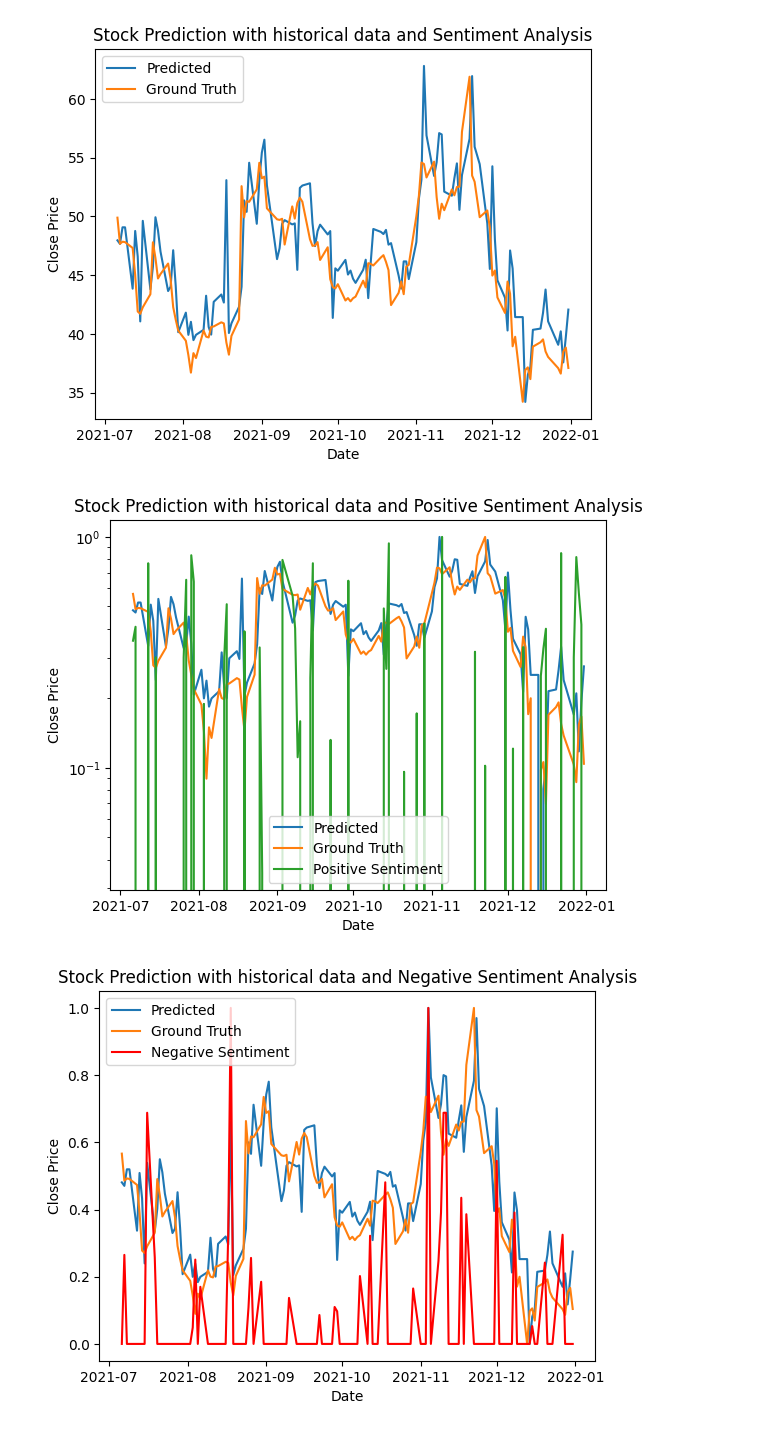
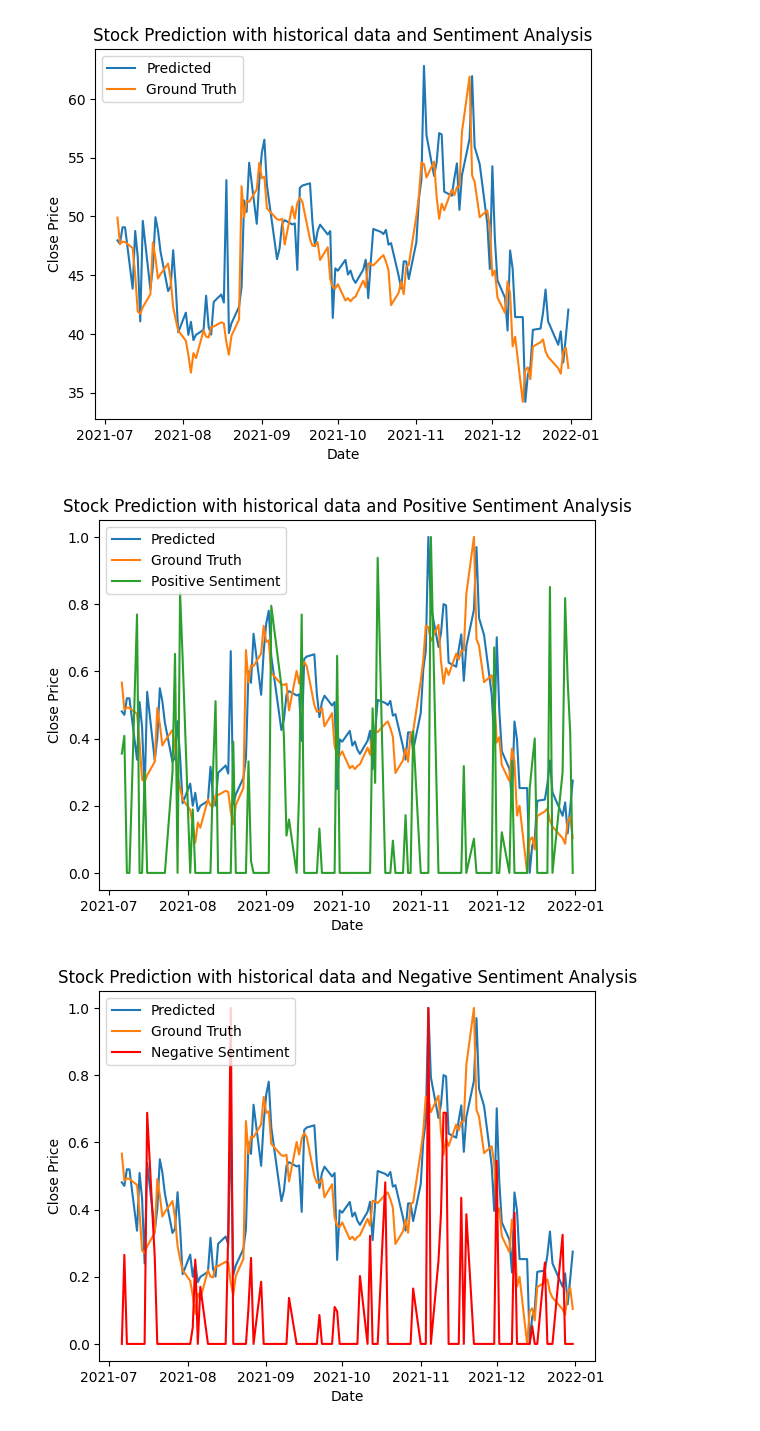
Before and after one commit to Santhoshkumar-p/stock-prediction, a Jupyter notebook: stock_prediction_submission.ipynb, the cells around one changed output. Cells and saved outputs as stored; diff of their text form; code cells hidden in the pictures.

```diff
--- a/stock_prediction_submission.ipynb
+++ b/stock_prediction_submission.ipynb
@@ -658,15 +658,14 @@ plt.show()
 # %%
 plt.title('Stock Prediction with historical data and Positive Sentiment Analysis')
 plt.plot(pd.to_datetime(dates[test_size:]), scaler.fit_transform(np.array(predictions).reshape(-1,1)), label='Predicted')
 plt.plot(pd.to_datetime(dates[test_size:]), scaler.fit_transform(np.array(ground_truth).reshape(-1,1)), label='Ground Truth')
 plt.plot(pd.to_datetime(dates[test_size:]), scaler.fit_transform(np.array(stock_sentiment['pos'][test_size:]).reshape(-1,1)), label="Positive Sentiment")
-plt.yscale('log')
 plt.xlabel('Date')
 plt.ylabel('Close Price')
 plt.legend()
 plt.show()
 # %% [output]
-[figure, old version]
+[figure, new version]
 # %%
 plt.title('Stock Prediction with historical data and Negative Sentiment Analysis')
 plt.plot(pd.to_datetime(dates[test_size:]), scaler.fit_transform(np.array(predictions).reshape(-1,1)), label='Predicted')
```
Also changed, not shown: parts of 1 cell of this notebook.
